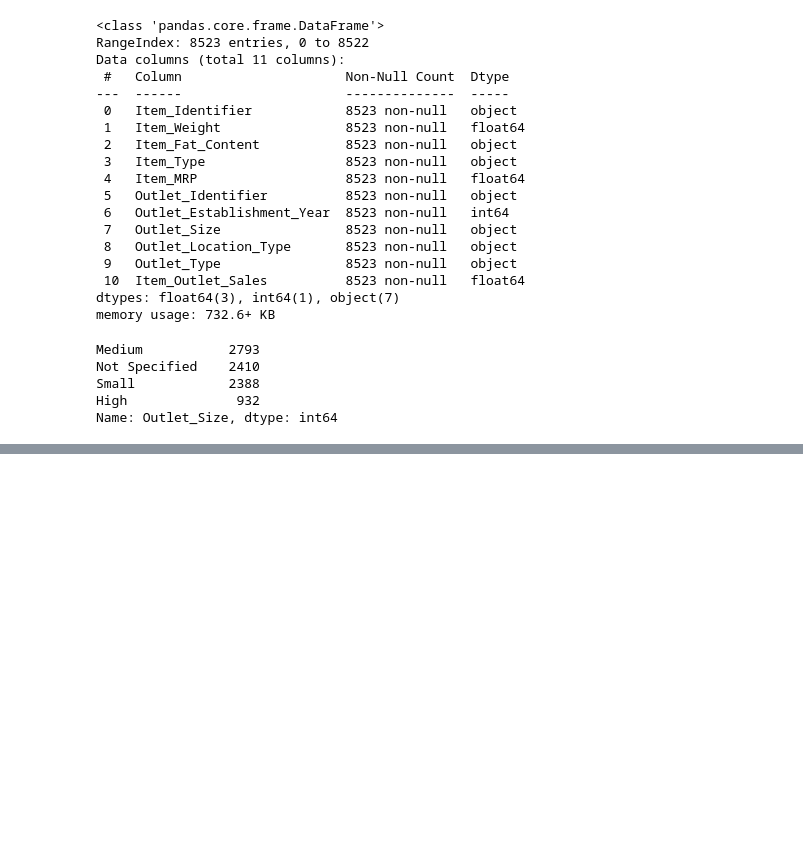
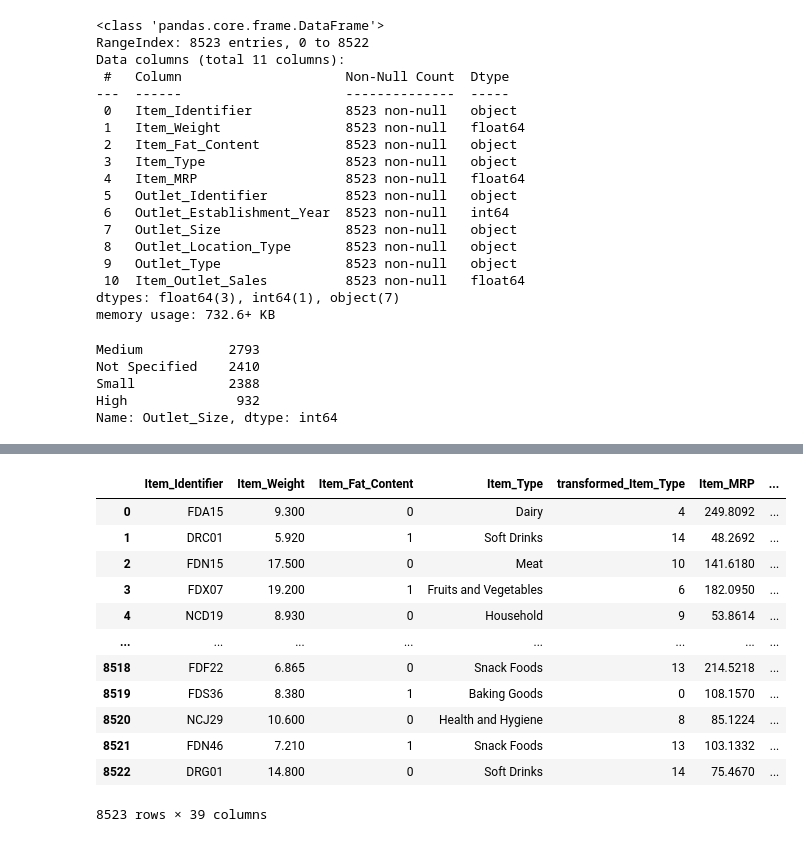
Before and after one commit to janaeam/food-sales-predictions, a Jupyter notebook: Data_Cleaning.ipynb, the cells around one changed output, grey strips where cells are left out. Drawn from its saved outputs; the diff is of its cells as text; code cells hidden in the pictures; blank space fills up the shorter version.

```diff
--- a/Data_Cleaning.ipynb
+++ b/Data_Cleaning.ipynb
@@ -982,0 +1203,9 @@ plt.yticks(rotation=360)
+# %%
+# I guess these are a little more ordinal than I had expected. They have been alphabetized
+# and chronologically numbered. I guess that's the 'enumerate' part.
+
+le_OI = LabelEncoder()
+OI_labels = le_OI.fit_transform(mod_sales['Outlet_Identifier'])
+transform_OI = {index: label for index, label in enumerate(le_OI.classes_)}
+
+transform_OI
@@ -982,0 +1250,22 @@ plt.yticks(rotation=360)
+# %%
+mod_sales_ohe = pd.concat([mod_sales, item_features, OI_features], axis=1)
+columns = sum([['Item_Identifier', 'Item_Weight',	'Item_Fat_Content',	'Item_Type',
+                'transformed_Item_Type'], item_feature_labels, ['Item_MRP', 'Outlet_Identifier',
+                                                                 'transformed_Outlet_Identifier'],
+               OI_feature_labels, ['Outlet_Establishment_Year',	'Outlet_Size',	'Outlet_Location_Type',
+                                   'Outlet_Type',	'Item_Outlet_Sales']], [])
+mod_sales_ohe
+# %% [output]
+|  | Item_Identifier | Item_Weight | Item_Fat_Content | Item_Type | transformed_Item_Type | Item_MRP | ... |
+| 0 | FDA15 | 9.300 | 0 | Dairy | 4 | 249.8092 | ... |
+| 1 | DRC01 | 5.920 | 1 | Soft Drinks | 14 | 48.2692 | ... |
+| 2 | FDN15 | 17.500 | 0 | Meat | 10 | 141.6180 | ... |
+| 3 | FDX07 | 19.200 | 1 | Fruits and Vegetables | 6 | 182.0950 | ... |
+| 4 | NCD19 | 8.930 | 0 | Household | 9 | 53.8614 | ... |
+| ... | ... | ... | ... | ... | ... | ... | ... |
+| 8518 | FDF22 | 6.865 | 0 | Snack Foods | 13 | 214.5218 | ... |
+| 8519 | FDS36 | 8.380 | 1 | Baking Goods | 0 | 108.1570 | ... |
+| 8520 | NCJ29 | 10.600 | 0 | Health and Hygiene | 8 | 85.1224 | ... |
+| 8521 | FDN46 | 7.210 | 1 | Snack Foods | 13 | 103.1332 | ... |
+| 8522 | DRG01 | 14.800 | 0 | Soft Drinks | 14 | 75.4670 | ... |
+8523 rows × 39 columns
```
Also changed, not shown: parts of 93 cells of this notebook.
